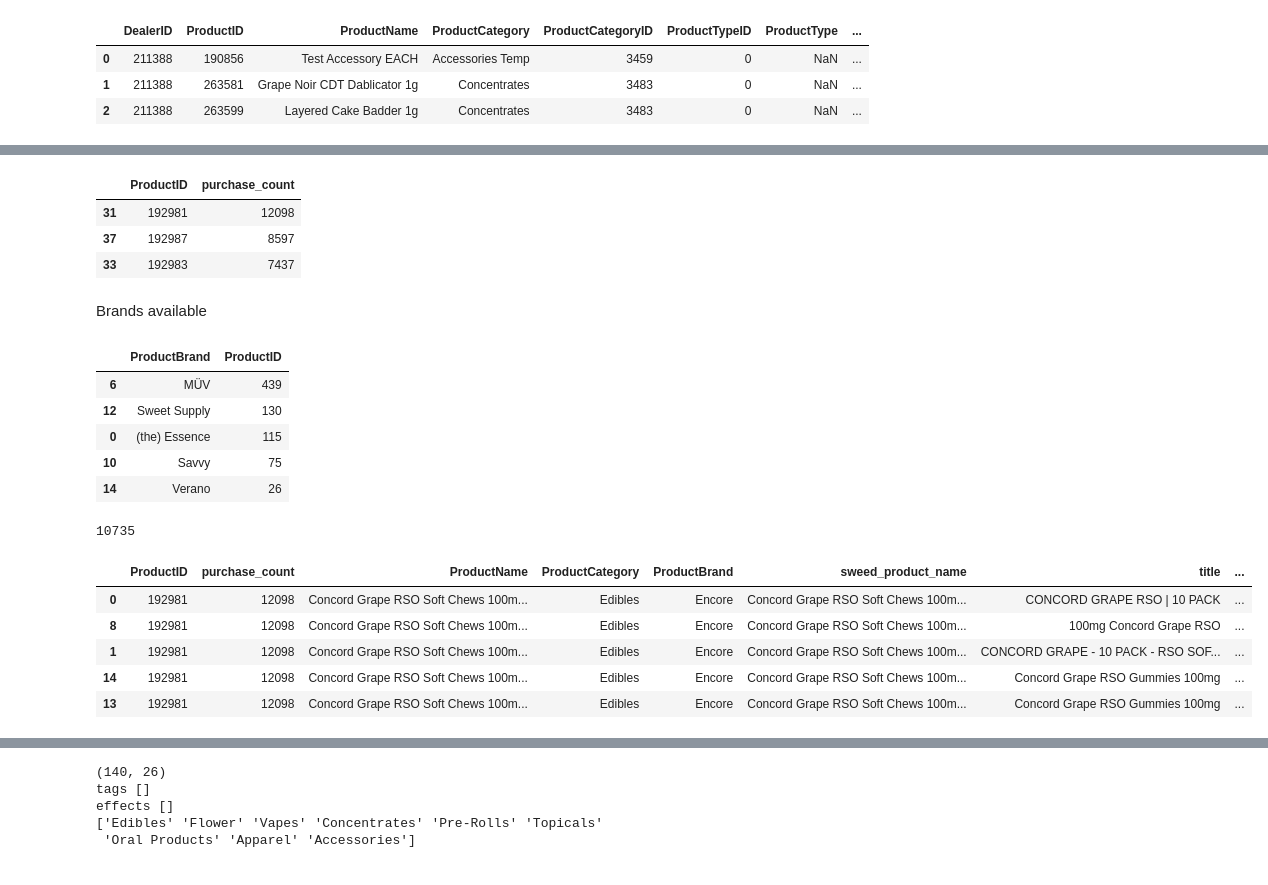
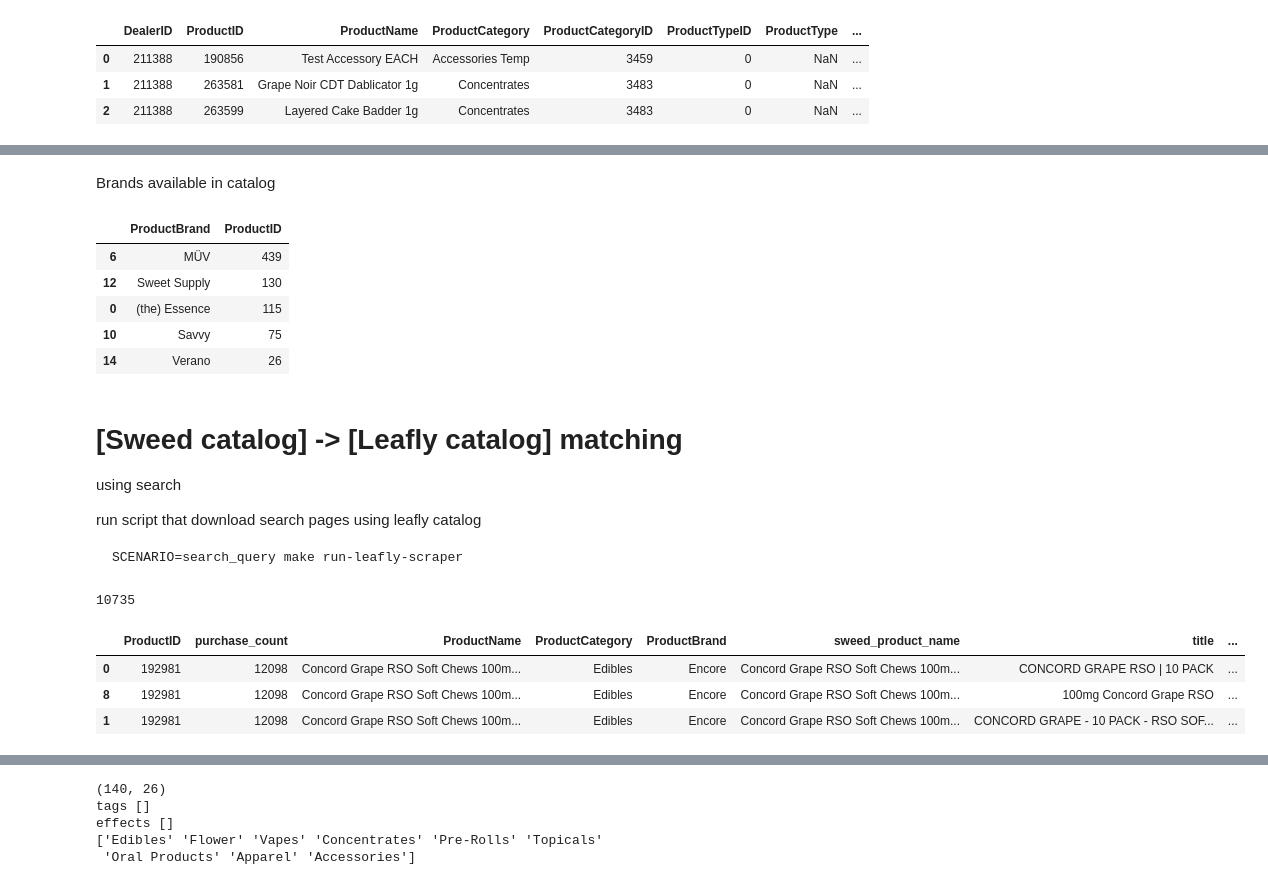
Before and after one commit to aleksandr-dzhumurat/leaf-buddy, a Jupyter notebook: jupyter_notebooks/eda.ipynb, the cells around one changed output, grey strips where cells are left out. Drawn from its saved outputs; the diff is of its cells as text; code cells hidden in the pictures.

````diff
--- a/jupyter_notebooks/eda.ipynb
+++ b/jupyter_notebooks/eda.ipynb
@@ -67,66 +113,69 @@ Catalog length 1513, ['Accessories Temp' 'Concentrates' 'Vapes' 'Apparel' 'Pre-R
+# %% [markdown]
+Brands available in catalog
 # %%
 sales_df = pd.read_csv(os.path.join(os.environ['ROOT_DATA_DIR'], 'pipelines-data', 'sales_dataset_ffb59da3.csv.gzip'))
 
 product_sales_df = (
     sales_df
     .groupby('ProductID')['CustomerID'].count()
-    .reset_index(name='purchase_count').sort_values(by='purchase_count', ascending=False)
+    .reset_index(name='purchase_count')
+    .sort_values(by='purchase_count', ascending=False)
 )
-product_sales_df.head(3)
+brands_df = (
+    product_sales_df
+        .merge(sweed_catalog_df[['ProductID', 'ProductName', 'ProductCategory', 'ProductBrand']], on='ProductID')
+        .groupby(['ProductBrand'])['ProductID'].count()
+    .reset_index()
+    .sort_values(by='ProductID', ascending=False)
+)
+brands_df.head()
 # %% [output]
-|  | ProductID | purchase_count |
-| 31 | 192981 | 12098 |
-| 37 | 192987 | 8597 |
-| 33 | 192983 | 7437 |
+|  | ProductBrand | ProductID |
+| 6 | MÜV | 439 |
+| 12 | Sweet Supply | 130 |
+| 0 | (the) Essence | 115 |
+| 10 | Savvy | 75 |
+| 14 | Verano | 26 |
-# %% [markdown]
-Brands available
-# %%
-(
-    product_sales_df
-        .merge(sweed_catalog_df[['ProductID', 'ProductName', 'ProductCategory', 'ProductBrand']], on='ProductID')
-        .groupby(['ProductBrand'])['ProductID'].count()
-    .reset_index()
-    .sort_values(by='ProductID', ascending=False)
-).head()
-# %% [output]
-|  | ProductBrand | ProductID |
-| 6 | MÜV | 439 |
-| 12 | Sweet Supply | 130 |
-| 0 | (the) Essence | 115 |
-| 10 | Savvy | 75 |
-| 14 | Verano | 26 |
+# %% [markdown]
+# [Sweed catalog] -> [Leafly catalog] matching
+
+using search
+
+run script that download search pages using leafly catalog
+
+```shell
+SCENARIO=search_query make run-leafly-scraper
+```
 # %%
 import os
 import pandas as pd
 
 def concat_search_results(leafly_search_results):
     matched_catalog = (
-             pd.concat([
-                pd.read_csv(os.path.join(leafly_search_results, i))
-                for i in os.listdir(leafly_search_results) if '.csv' in i
-            ])
+         pd.concat([
+            pd.read_csv(os.path.join(leafly_search_results, i))
+            for i in os.listdir(leafly_search_results) if '.csv' in i
+        ])
      )
     search_results_df = (
         product_sales_df
         .merge(sweed_catalog_df[['ProductID', 'ProductName', 'ProductCategory', 'ProductBrand']], on='ProductID')
         .merge(matched_catalog.rename(columns={'sweed_product_id': 'ProductID', 'purchase_count': 'sweed_purchases'}), on='ProductID')
         .sort_values(by='purchase_count', ascending=False)
     )
-    print(search_results_df.shape[0])
+    print(f'Num rows concatted {search_results_df.shape[0]}')
     search_results_df.to_csv(os.path.join('/Users/username/PycharmProjects/leaf-buddy/data/search', 'sweed_leafly_mapping.csv'), index=False)
     return search_results_df
 
 data_version = 'e6da18c153cb'
 leafly_search_results_dir = f'/Users/username/PycharmProjects/leaf-buddy/data/search/search_{data_version}'
 search_results_df = concat_search_results(leafly_search_results_dir)
 search_link_dedupled_df = search_results_df[['title', 'link']].groupby('title').agg(lambda x: x.iloc[0]).reset_index()
 
-search_results_df.head()
+search_results_df.head(3)
 # %% [output]
 10735
 |  | ProductID | purchase_count | ProductName | ProductCategory | ProductBrand | sweed_product_name | title | ... |
 | 0 | 192981 | 12098 | Concord Grape RSO Soft Chews 100m... | Edibles | Encore | Concord Grape RSO Soft Chews 100m... | CONCORD GRAPE RSO | 10 PACK | ... |
 | 8 | 192981 | 12098 | Concord Grape RSO Soft Chews 100m... | Edibles | Encore | Concord Grape RSO Soft Chews 100m... | 100mg Concord Grape RSO | ... |
 | 1 | 192981 | 12098 | Concord Grape RSO Soft Chews 100m... | Edibles | Encore | Concord Grape RSO Soft Chews 100m... | CONCORD GRAPE - 10 PACK - RSO SOF... | ... |
-| 14 | 192981 | 12098 | Concord Grape RSO Soft Chews 100m... | Edibles | Encore | Concord Grape RSO Soft Chews 100m... | Concord Grape RSO Gummies 100mg | ... |
-| 13 | 192981 | 12098 | Concord Grape RSO Soft Chews 100m... | Edibles | Encore | Concord Grape RSO Soft Chews 100m... | Concord Grape RSO Gummies 100mg | ... |
````
Also changed, not shown: parts of 21 cells of this notebook, 3 other files.
